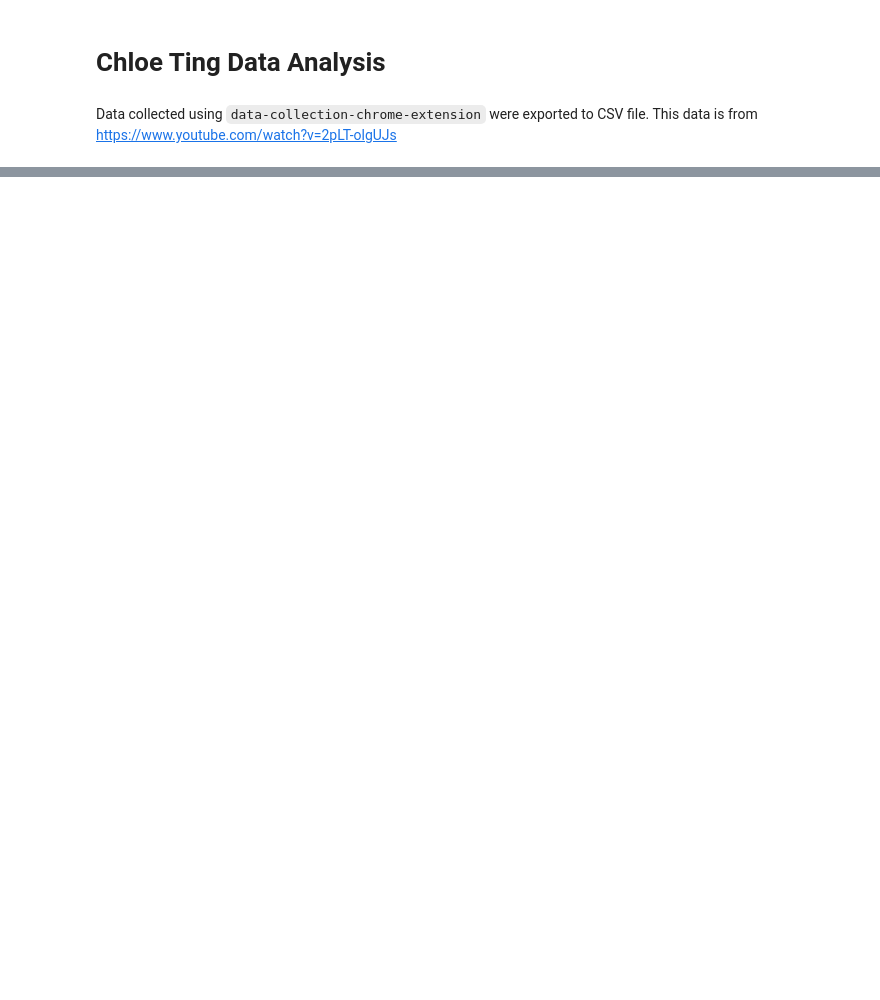
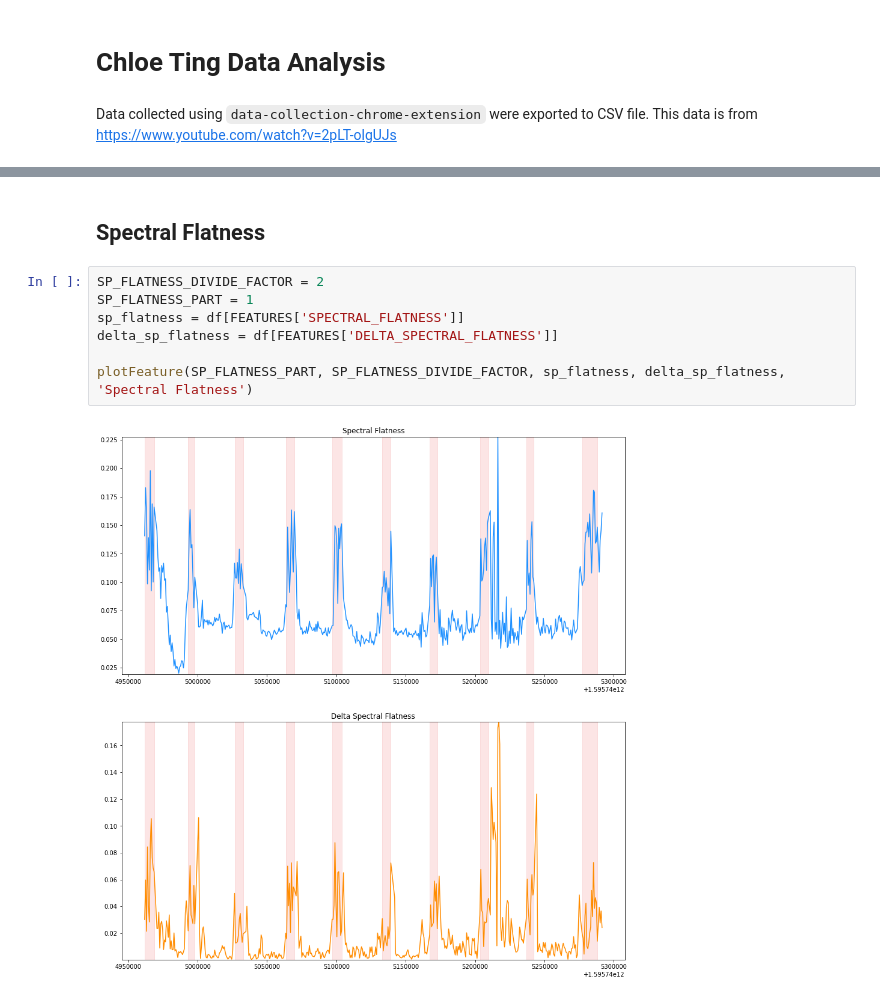
Before and after one commit to tintinp/chloe-ting-extension, a Jupyter notebook: machine-learning/data_analysis.ipynb, the cells around one changed output, grey strips where cells are left out. Saved outputs shown, nothing was run; the diff lists cells and outputs as text; blank space fills up the shorter version.

```diff
--- a/machine-learning/data_analysis.ipynb
+++ b/machine-learning/data_analysis.ipynb
@@ -37,0 +79,11 @@ plt.show()
+# %% [markdown]
+## Spectral Flatness
+# %%
+SP_FLATNESS_DIVIDE_FACTOR = 2
+SP_FLATNESS_PART = 1
+sp_flatness = df[FEATURES['SPECTRAL_FLATNESS']]
+delta_sp_flatness = df[FEATURES['DELTA_SPECTRAL_FLATNESS']]
+
+plotFeature(SP_FLATNESS_PART, SP_FLATNESS_DIVIDE_FACTOR, sp_flatness, delta_sp_flatness, 'Spectral Flatness')
+# %% [output]
+[figure, added]
```
Also changed, not shown: parts of 20 cells of this notebook.
